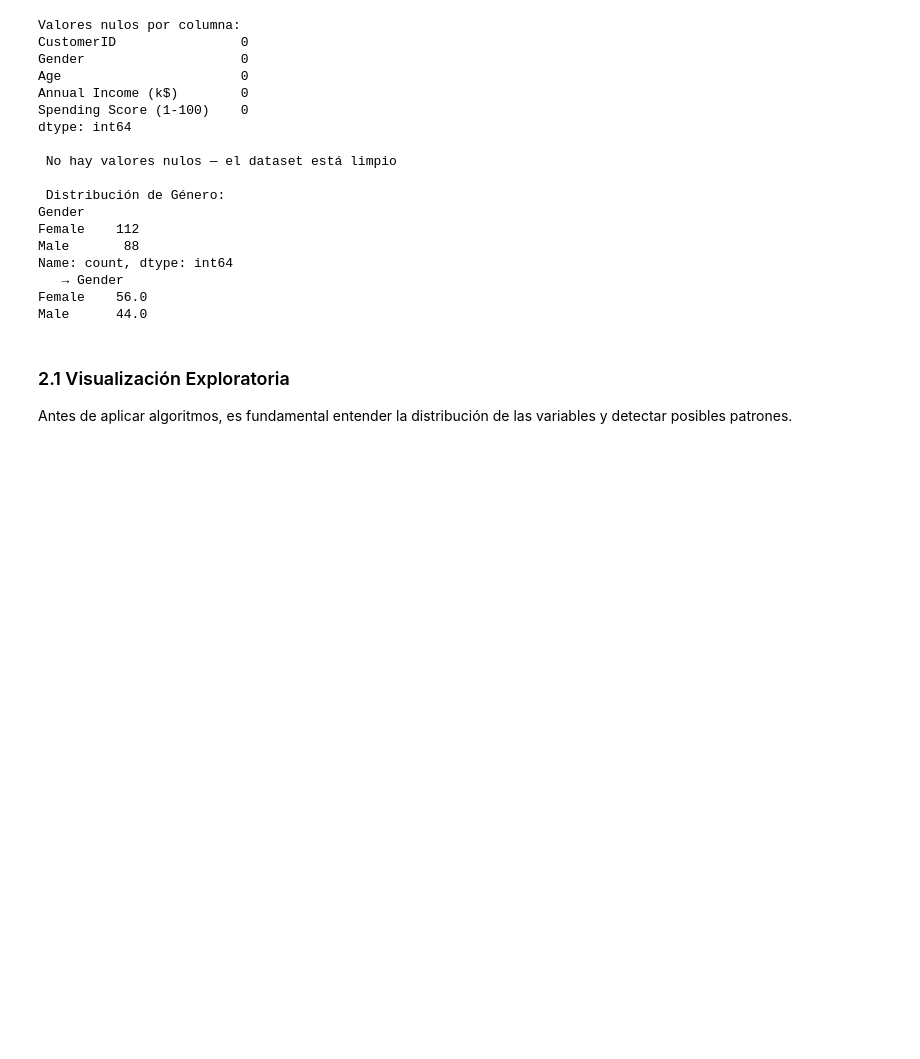
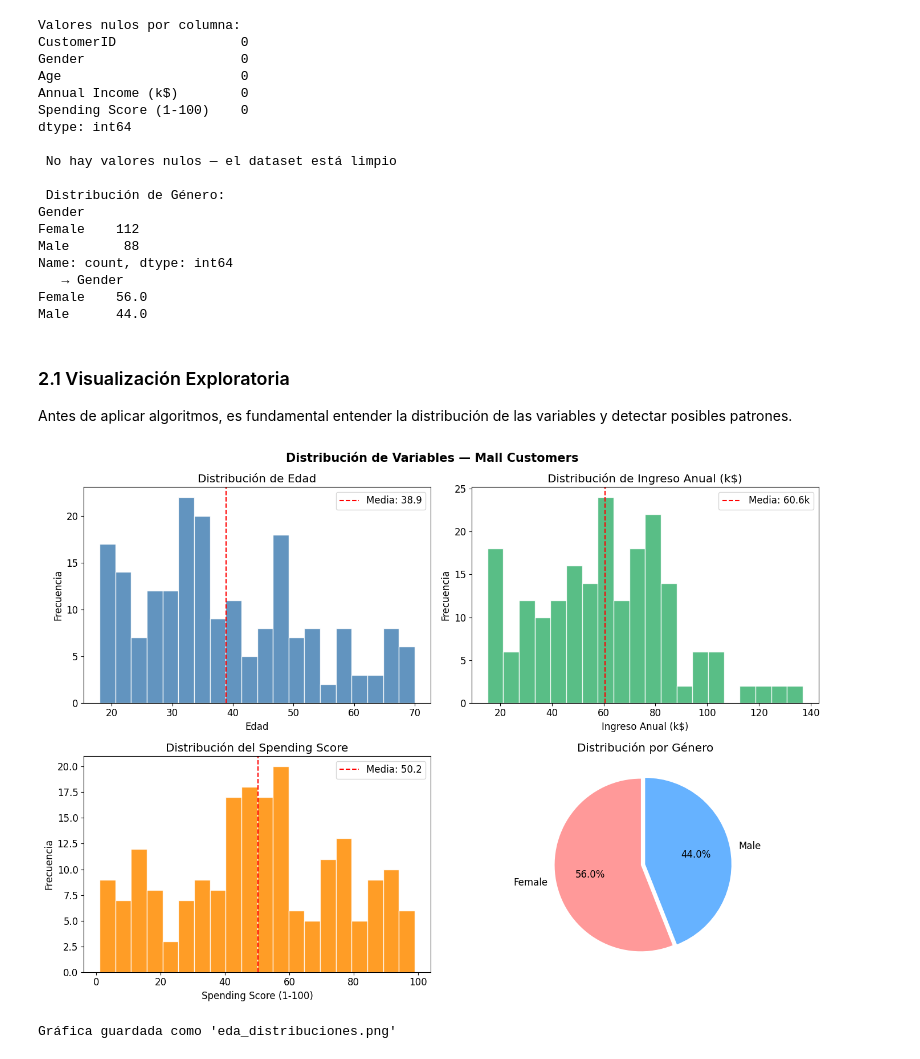
Before and after one commit to DaihanaMora/ML-Cancer-Market, a Jupyter notebook: Agrupamiento_Clientes.ipynb, the cells around one changed output. Drawn from its saved outputs; the diff is of its cells as text; code cells hidden in the pictures; blank space fills up the shorter version.

Commit message:
feat: histogramas de distribución de variables

```diff
--- a/Agrupamiento_Clientes.ipynb
+++ b/Agrupamiento_Clientes.ipynb
@@ -113,3 +113,46 @@ Male      44.0
 ### 2.1 Visualización Exploratoria
 
 Antes de aplicar algoritmos, es fundamental entender la distribución de las variables y detectar posibles patrones.
+# %%
+fig, axes = plt.subplots(2, 2, figsize=(14, 10))
+fig.suptitle('Distribución de Variables — Mall Customers', fontsize=15, fontweight='bold')
+
+# Edad
+axes[0,0].hist(df['Age'], bins=20, color='steelblue', edgecolor='white', alpha=0.85)
+axes[0,0].set_title('Distribución de Edad')
+axes[0,0].set_xlabel('Edad')
+axes[0,0].set_ylabel('Frecuencia')
+axes[0,0].axvline(df['Age'].mean(), color='red', linestyle='--', label=f'Media: {df["Age"].mean():.1f}')
+axes[0,0].legend()
+
+# Ingreso anual
+axes[0,1].hist(df['Annual Income (k$)'], bins=20, color='mediumseagreen', edgecolor='white', alpha=0.85)
+axes[0,1].set_title('Distribución de Ingreso Anual (k$)')
+axes[0,1].set_xlabel('Ingreso Anual (k$)')
+axes[0,1].set_ylabel('Frecuencia')
+axes[0,1].axvline(df['Annual Income (k$)'].mean(), color='red', linestyle='--',
+                  label=f'Media: {df["Annual Income (k$)"].mean():.1f}k')
+axes[0,1].legend()
+
+# score
+axes[1,0].hist(df['Spending Score (1-100)'], bins=20, color='darkorange', edgecolor='white', alpha=0.85)
+axes[1,0].set_title('Distribución del Spending Score')
+axes[1,0].set_xlabel('Spending Score (1-100)')
+axes[1,0].set_ylabel('Frecuencia')
+axes[1,0].axvline(df['Spending Score (1-100)'].mean(), color='red', linestyle='--',
+                  label=f'Media: {df["Spending Score (1-100)"].mean():.1f}')
+axes[1,0].legend()
+
+# Género
+gender_counts = df['Gender'].value_counts()
+axes[1,1].pie(gender_counts, labels=gender_counts.index, autopct='%1.1f%%',
+              colors=['#FF9999','#66B2FF'], startangle=90, explode=(0.05, 0))
+axes[1,1].set_title('Distribución por Género')
+
+plt.tight_layout()
+plt.savefig('eda_distribuciones.png', dpi=150, bbox_inches='tight')
+plt.show()
+print("Gráfica guardada como 'eda_distribuciones.png'")
+# %% [output]
+[figure, added]
+Gráfica guardada como 'eda_distribuciones.png'
```
